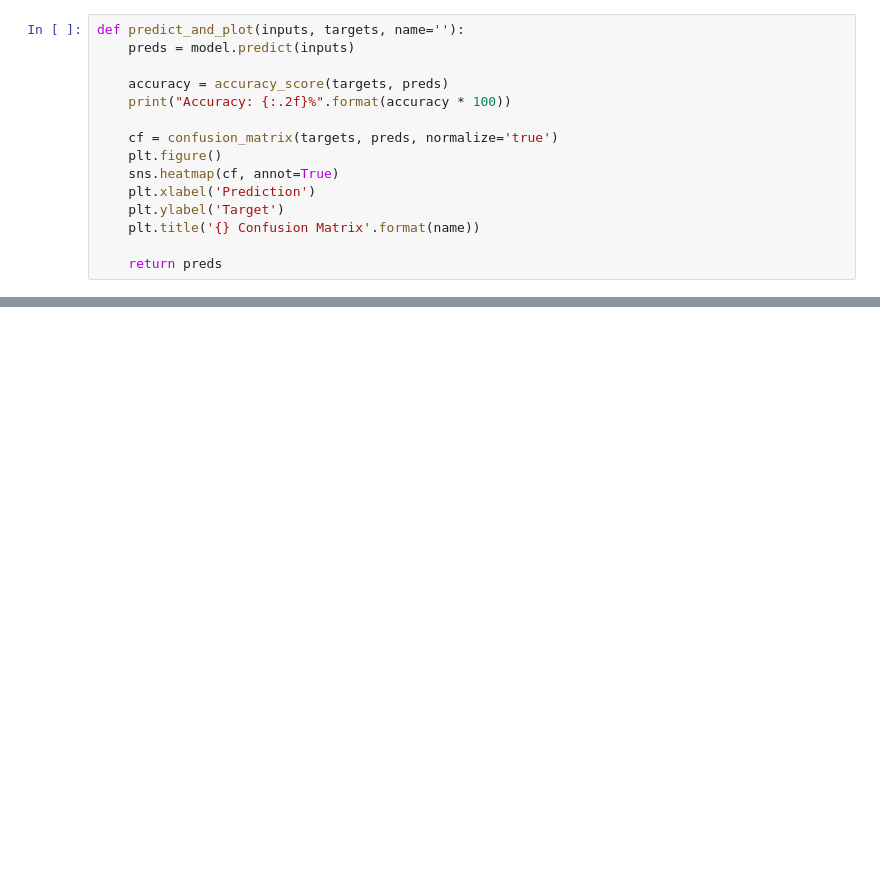
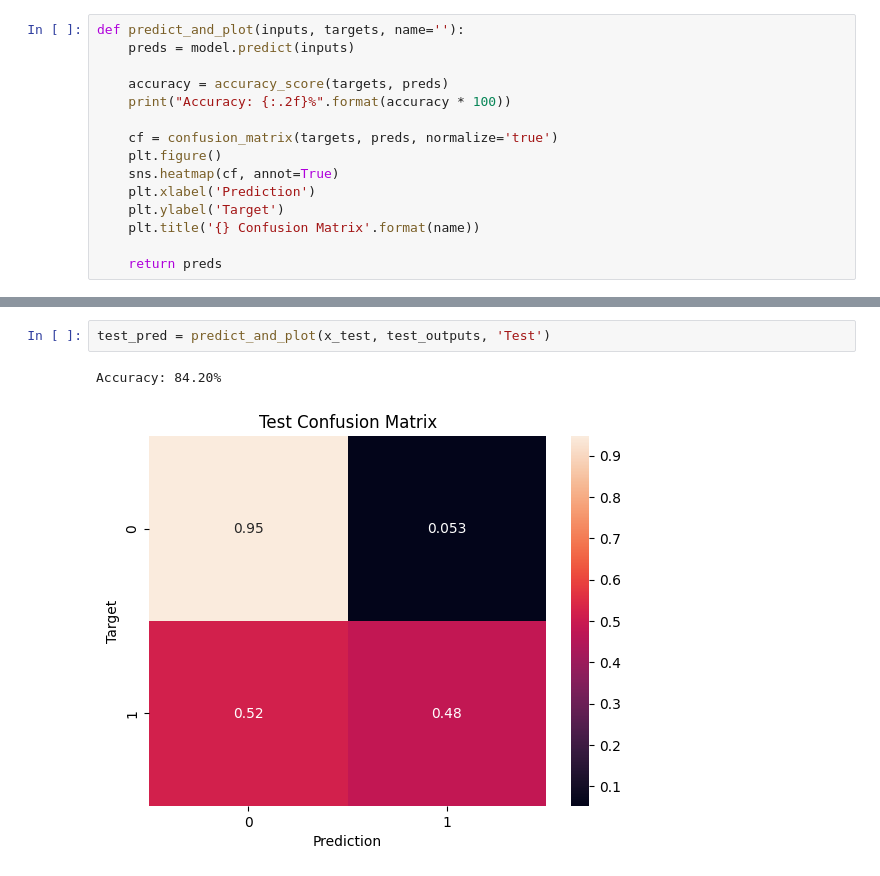
Before and after one commit to toRK25/Logistic-regression, a Jupyter notebook: pakoda.ipynb, the cells around one changed output, grey strips where cells are left out. Saved outputs shown, nothing was run; the diff lists cells and outputs as text; blank space fills up the shorter version.

```diff
--- a/pakoda.ipynb
+++ b/pakoda.ipynb
@@ -420,0 +433,5 @@ def predict_and_plot(inputs, targets, name=''):
+# %%
+test_pred = predict_and_plot(x_test, test_outputs, 'Test')
+# %% [output]
+Accuracy: 84.20%
+[figure, added]
```
Also changed, not shown: parts of 3 cells of this notebook.
